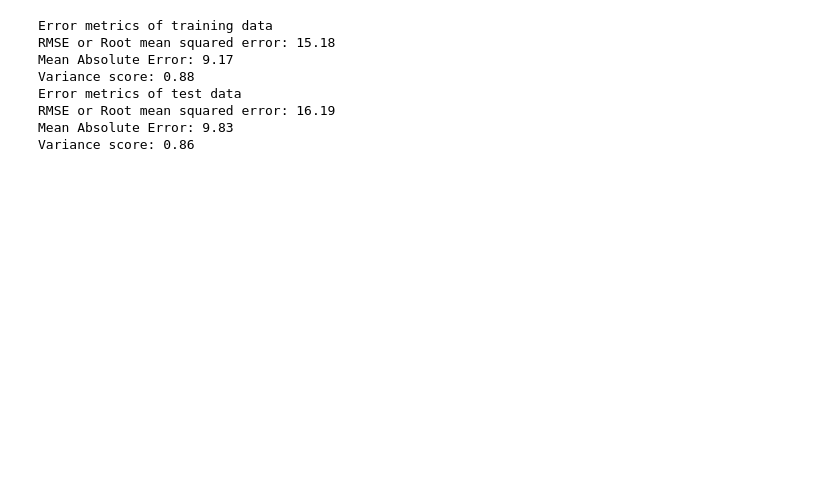
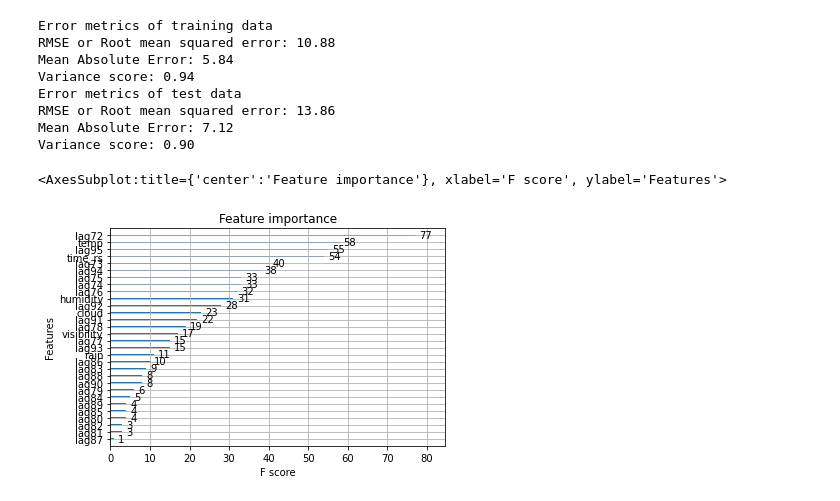
Before and after one commit to fomapavlov/EMS_Workshop, a Jupyter notebook: XGBoost.ipynb, the cells around one changed output. Drawn from its saved outputs; the diff is of its cells as text; code cells hidden in the pictures; blank space fills up the shorter version.

```diff
--- a/XGBoost.ipynb
+++ b/XGBoost.ipynb
@@ -52,3 +100,16 @@ X_train, X_test, y_train, y_test = train_test_split(data_X, data_Y, test_size=0.
+# %%
+df = read_data('all_owm.csv')
+
+# Creating the lag variables
+for i in range(72,96):
+    df['lag'+str(i)] = df['pwr'].shift(i)
+
+df_lag = df.dropna()
+
+data_X = df_lag.drop('pwr', axis = 1)
+data_Y = df_lag.pwr
+
+X_train, X_test, y_train, y_test = train_test_split(data_X, data_Y, test_size=0.3, random_state=7)
 # %%
 regr = xgb.XGBRegressor(
     n_estimators=100,
@@ -85,10 +146,15 @@ R2 = r2_score(y_test, y_test_hat)
 print('Variance score: %.2f' % R2 )
 # %% [output]
 Error metrics of training data
-RMSE or Root mean squared error: 15.18
-Mean Absolute Error: 9.17
-Variance score: 0.88
+RMSE or Root mean squared error: 10.88
+Mean Absolute Error: 5.84
+Variance score: 0.94
 Error metrics of test data
-RMSE or Root mean squared error: 16.19
-Mean Absolute Error: 9.83
-Variance score: 0.86
+RMSE or Root mean squared error: 13.86
+Mean Absolute Error: 7.12
+Variance score: 0.90
+# %%
+xgb.plot_importance(regr)
+# %% [output]
+<AxesSubplot:title={'center':'Feature importance'}, xlabel='F score', ylabel='Features'>
+[figure, added]
```
Also changed, not shown: parts of 2 cells of this notebook.
